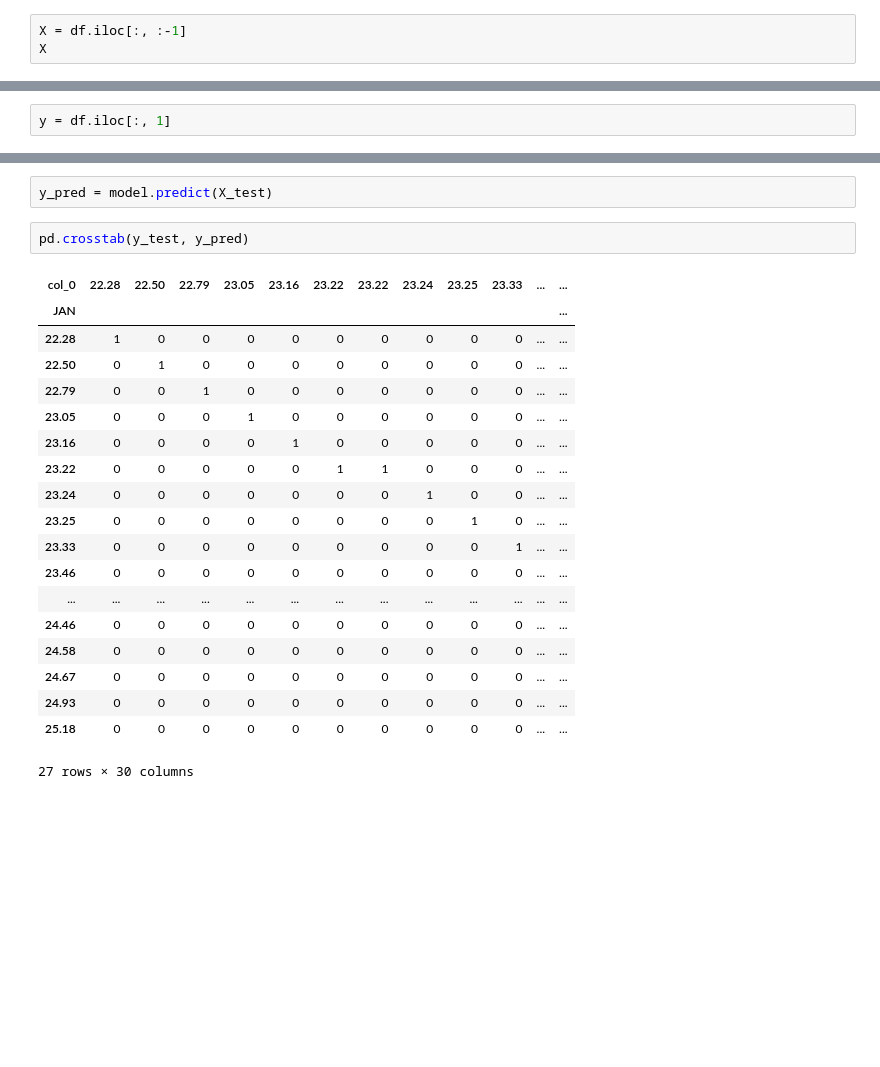
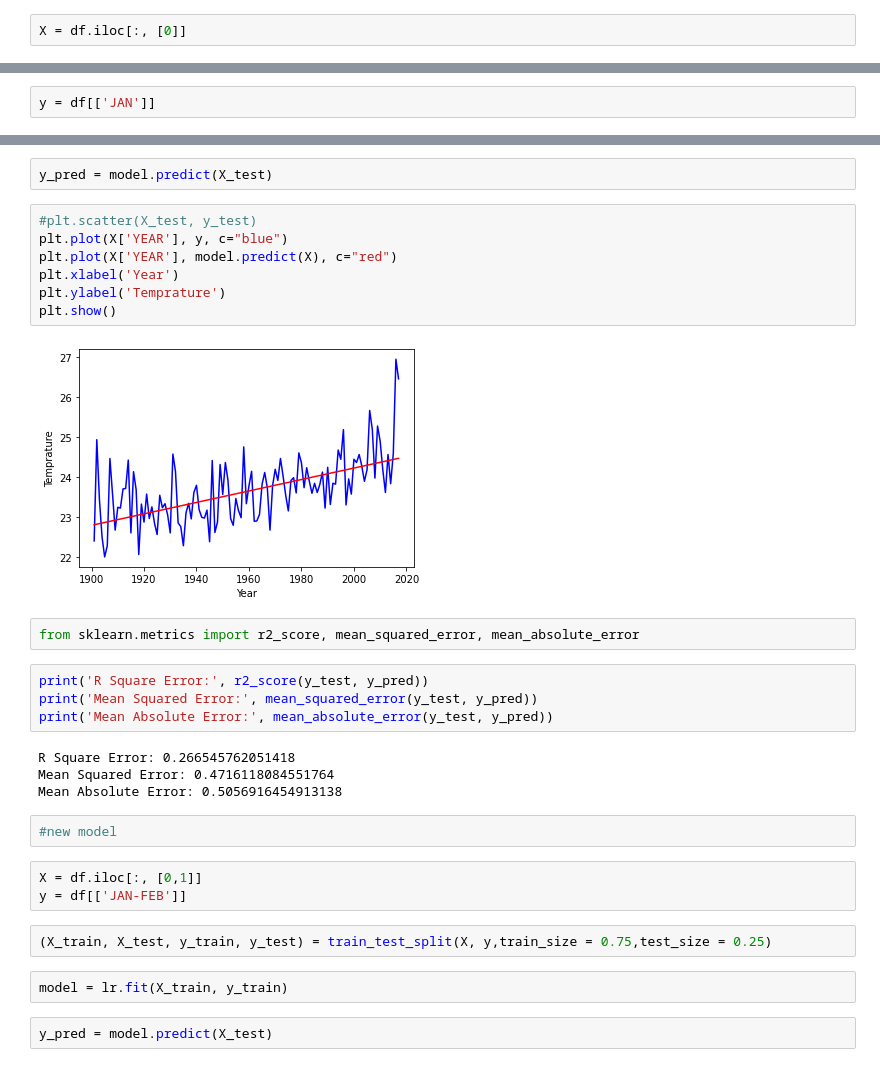
Before and after one commit to SiddheshDhinge/ML, a Jupyter notebook: Linear Regression.ipynb, the cells around one changed output, grey strips where cells are left out. Drawn from its saved outputs; the diff is of its cells as text; blank space fills up the shorter version.

```diff
--- a/Linear Regression.ipynb
+++ b/Linear Regression.ipynb
@@ -39,5 +22,4 @@ df.head()
 | 3 | 1904 | 22.50 | 24.73 | 28.21 | 32.02 | 32.64 | 32.07 | 30.36 | 30.09 | 30.04 | 29.20 | ... |
 | 4 | 1905 | 22.00 | 22.83 | 26.68 | 30.01 | 33.32 | 33.25 | 31.44 | 30.68 | 30.12 | 30.67 | ... |
 # %%
-X = df.iloc[:, :-1]
-X
+X = df.iloc[:, [0]]
@@ -58,5 +26,5 @@ X
 # %%
-y = df.iloc[:, 1]
+y = df[['JAN']]
 # %%
 from sklearn.model_selection import train_test_split
 # %%
@@ -79,25 +47,33 @@ print(y_test.shape)
 model = lr.fit(X_train, y_train)
 # %%
 y_pred = model.predict(X_test)
-# %%
-pd.crosstab(y_test, y_pred)
-# %% [output]
-| col_0 | 22.28 | 22.50 | 22.79 | 23.05 | 23.16 | 23.22 | 23.22 | 23.24 | 23.25 | 23.33 | ... | ... |
-| JAN |  |  |  |  |  |  |  |  |  |  |  | ... |
-| 22.28 | 1 | 0 | 0 | 0 | 0 | 0 | 0 | 0 | 0 | 0 | ... | ... |
-| 22.50 | 0 | 1 | 0 | 0 | 0 | 0 | 0 | 0 | 0 | 0 | ... | ... |
-| 22.79 | 0 | 0 | 1 | 0 | 0 | 0 | 0 | 0 | 0 | 0 | ... | ... |
-| 23.05 | 0 | 0 | 0 | 1 | 0 | 0 | 0 | 0 | 0 | 0 | ... | ... |
-| 23.16 | 0 | 0 | 0 | 0 | 1 | 0 | 0 | 0 | 0 | 0 | ... | ... |
-| 23.22 | 0 | 0 | 0 | 0 | 0 | 1 | 1 | 0 | 0 | 0 | ... | ... |
-| 23.24 | 0 | 0 | 0 | 0 | 0 | 0 | 0 | 1 | 0 | 0 | ... | ... |
-| 23.25 | 0 | 0 | 0 | 0 | 0 | 0 | 0 | 0 | 1 | 0 | ... | ... |
-| 23.33 | 0 | 0 | 0 | 0 | 0 | 0 | 0 | 0 | 0 | 1 | ... | ... |
-| 23.46 | 0 | 0 | 0 | 0 | 0 | 0 | 0 | 0 | 0 | 0 | ... | ... |
-| ... | ... | ... | ... | ... | ... | ... | ... | ... | ... | ... | ... | ... |
-| 24.46 | 0 | 0 | 0 | 0 | 0 | 0 | 0 | 0 | 0 | 0 | ... | ... |
-| 24.58 | 0 | 0 | 0 | 0 | 0 | 0 | 0 | 0 | 0 | 0 | ... | ... |
-| 24.67 | 0 | 0 | 0 | 0 | 0 | 0 | 0 | 0 | 0 | 0 | ... | ... |
-| 24.93 | 0 | 0 | 0 | 0 | 0 | 0 | 0 | 0 | 0 | 0 | ... | ... |
-| 25.18 | 0 | 0 | 0 | 0 | 0 | 0 | 0 | 0 | 0 | 0 | ... | ... |
-27 rows × 30 columns
+# %%
+#plt.scatter(X_test, y_test)
+plt.plot(X['YEAR'], y, c="blue")
+plt.plot(X['YEAR'], model.predict(X), c="red")
+plt.xlabel('Year')
+plt.ylabel('Temprature')
+plt.show()
+# %% [output]
+[figure, added]
+# %%
+from sklearn.metrics import r2_score, mean_squared_error, mean_absolute_error
+# %%
+print('R Square Error:', r2_score(y_test, y_pred))
+print('Mean Squared Error:', mean_squared_error(y_test, y_pred))
+print('Mean Absolute Error:', mean_absolute_error(y_test, y_pred))
+# %% [output]
+R Square Error: 0.266545762051418
+Mean Squared Error: 0.4716118084551764
+Mean Absolute Error: 0.5056916454913138
+# %%
+#new model
+# %%
+X = df.iloc[:, [0,1]]
+y = df[['JAN-FEB']]
+# %%
+(X_train, X_test, y_train, y_test) = train_test_split(X, y,train_size = 0.75,test_size = 0.25)
+# %%
+model = lr.fit(X_train, y_train)
+# %%
+y_pred = model.predict(X_test)
```
Also changed, not shown: parts of 13 cells of this notebook.
